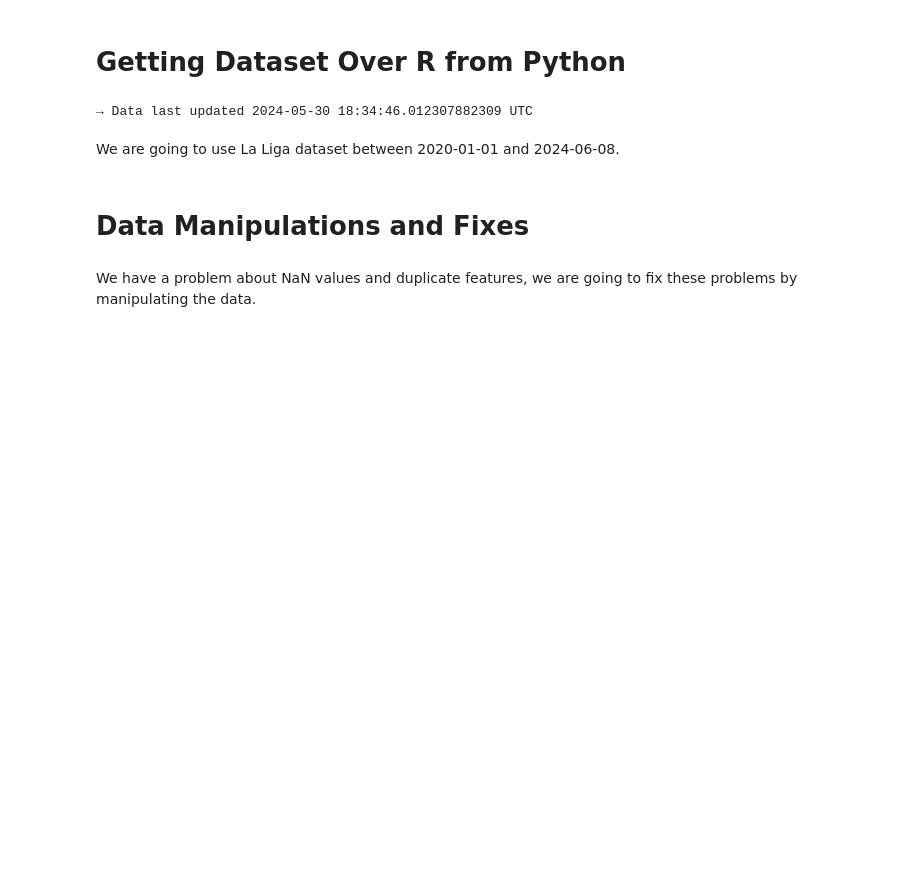
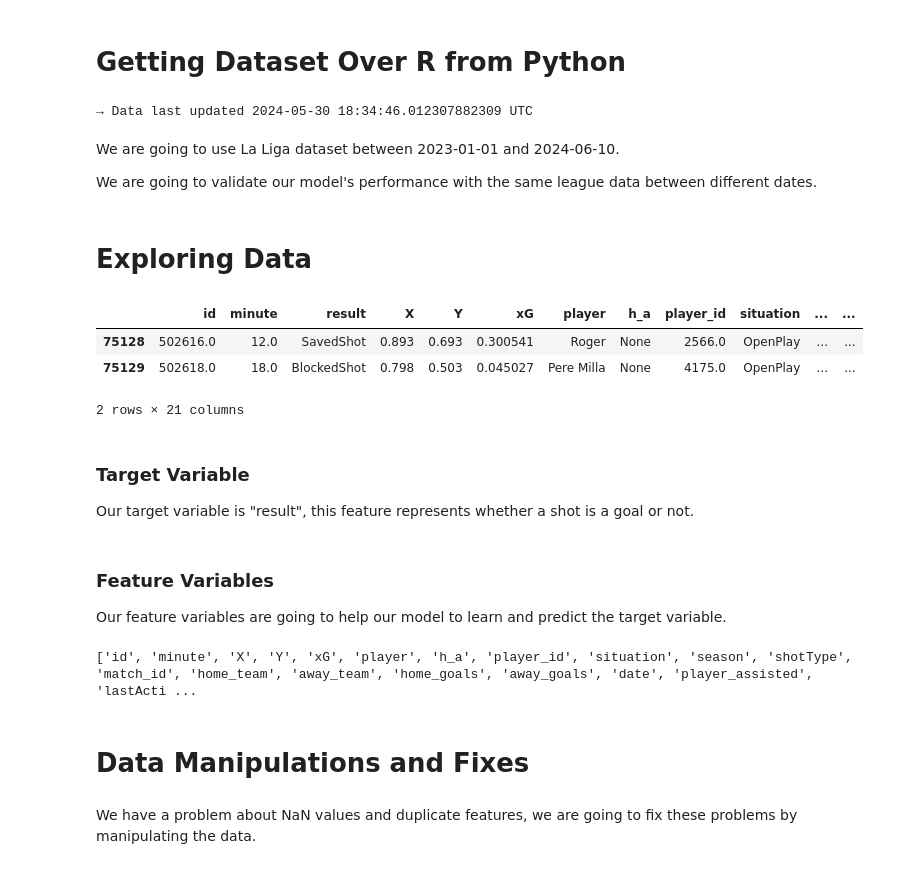
Before and after one commit to sezaiufuk/Predicting_Result_of_Shots_in_La_Liga, a Jupyter notebook: main.ipynb, the cells around one changed output. Drawn from its saved outputs; the diff is of its cells as text; code cells hidden in the pictures; blank space fills up the shorter version.

```diff
--- a/main.ipynb
+++ b/main.ipynb
@@ -44,9 +47,33 @@ laliga.drop('league', axis=1, inplace=True)
 # %% [output]
 → Data last updated 2024-05-30 18:34:46.012307882309 UTC
 # %% [markdown]
-We are going to use La Liga dataset between 2020-01-01 and 2024-06-08.
+We are going to use La Liga dataset between 2023-01-01 and 2024-06-10.
+
+We are going to validate our model's performance with the same league data between different dates.
 # %%
-laliga = laliga[(laliga['date'] > '2020-01-01') & (laliga['date'] < '2024-06-10')]
+data = laliga[(laliga['date'] > '2023-01-01') & (laliga['date'] < '2024-06-10')]
+validation_data = laliga[(laliga['date'] >= '2020-01-01') & (laliga['date'] <= '2020-01-10')]
+# %% [markdown]
+# Exploring Data
+# %%
+data.head(2)
+# %% [output]
+|  | id | minute | result | X | Y | xG | player | h_a | player_id | situation | ... | ... |
+| 75128 | 502616.0 | 12.0 | SavedShot | 0.893 | 0.693 | 0.300541 | Roger | None | 2566.0 | OpenPlay | ... | ... |
+| 75129 | 502618.0 | 18.0 | BlockedShot | 0.798 | 0.503 | 0.045027 | Pere Milla | None | 4175.0 | OpenPlay | ... | ... |
+2 rows × 21 columns
+# %% [markdown]
+### Target Variable
+
+Our target variable is "result", this feature represents whether a shot is a goal or not.
+# %% [markdown]
+### Feature Variables
+
+Our feature variables are going to help our model to learn and predict the target variable.
+# %%
+print(data.drop('result',axis=1).columns.tolist())
+# %% [output]
+['id', 'minute', 'X', 'Y', 'xG', 'player', 'h_a', 'player_id', 'situation', 'season', 'shotType', 'match_id', 'home_team', 'away_team', 'home_goals', 'away_goals', 'date', 'player_assisted', 'lastActi ...
 # %% [markdown]
 # Data Manipulations and Fixes
 # %% [markdown]
```
Also changed, not shown: parts of 27 cells of this notebook, 1 other file.
